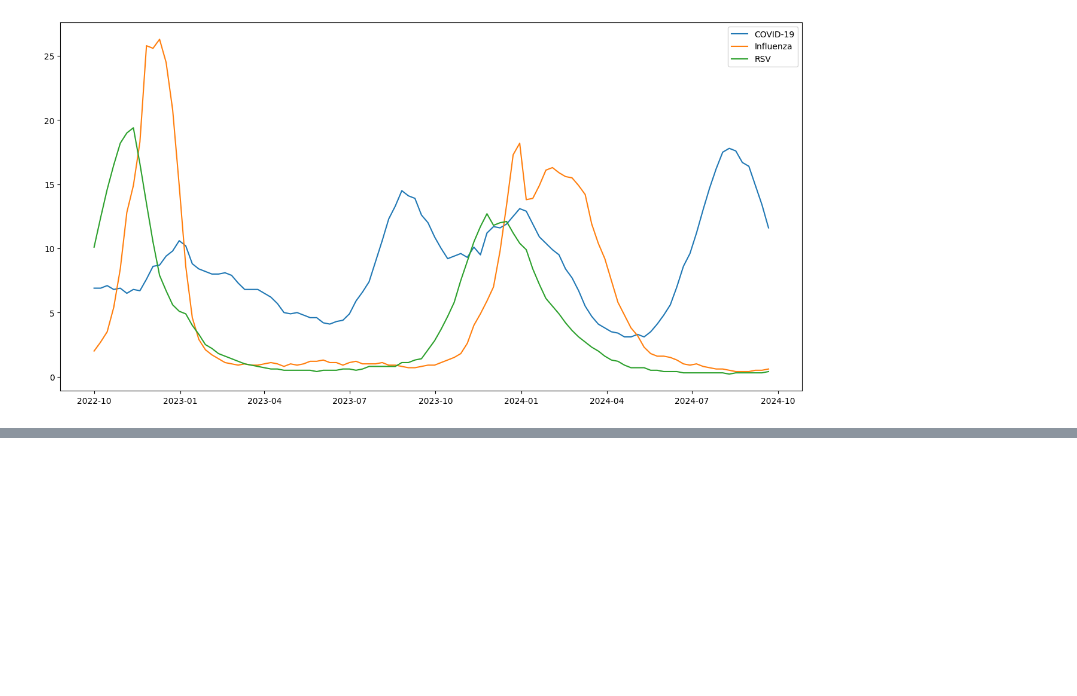
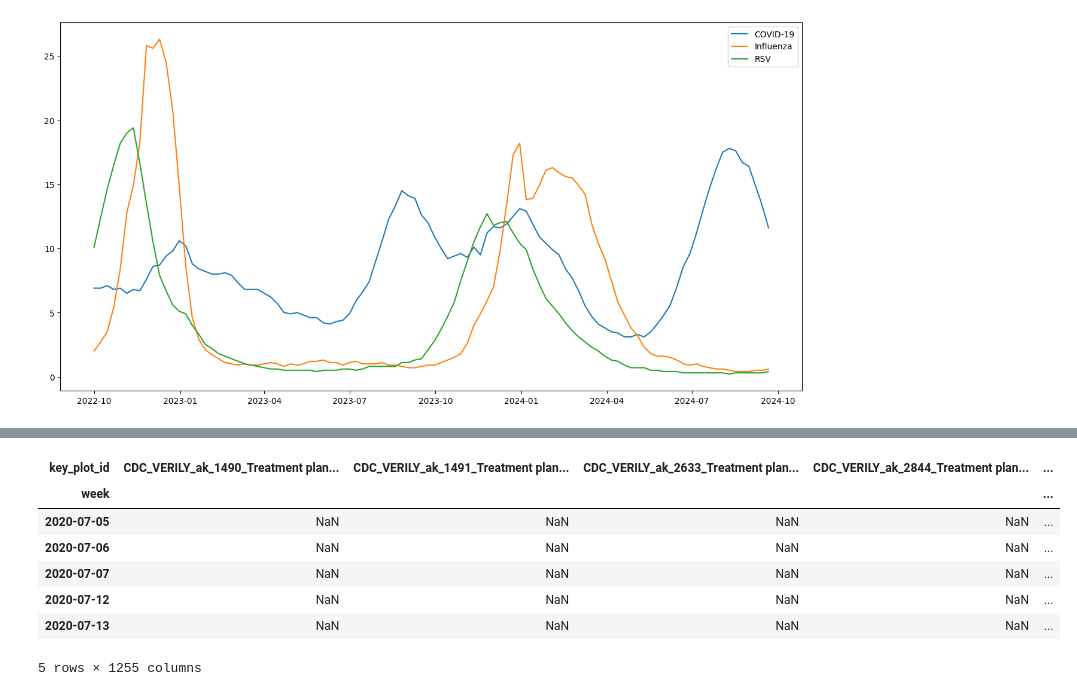
Before and after one commit to MattLScruggs/project_tricorder, a Jupyter notebook: Aggregate CDC data.ipynb, the cells around one changed output, grey strips where cells are left out. Saved outputs shown, nothing was run; the diff lists cells and outputs as text; code cells hidden in the pictures; blank space fills up the shorter version.

```diff
--- a/Aggregate CDC data.ipynb
+++ b/Aggregate CDC data.ipynb
@@ -223,0 +315,2 @@ plt.legend(['COVID-19','Influenza', 'RSV'], loc='upper right')
+# %%
+week_results = client.get("g653-rqe2", limit = 300000)
@@ -223,0 +349,11 @@ plt.legend(['COVID-19','Influenza', 'RSV'], loc='upper right')
+# %%
+water_data.head()
+# %% [output]
+| key_plot_id | CDC_VERILY_ak_1490_Treatment plan... | CDC_VERILY_ak_1491_Treatment plan... | CDC_VERILY_ak_2633_Treatment plan... | CDC_VERILY_ak_2844_Treatment plan... | ... |
+| week |  |  |  |  | ... |
+| 2020-07-05 | NaN | NaN | NaN | NaN | ... |
+| 2020-07-06 | NaN | NaN | NaN | NaN | ... |
+| 2020-07-07 | NaN | NaN | NaN | NaN | ... |
+| 2020-07-12 | NaN | NaN | NaN | NaN | ... |
+| 2020-07-13 | NaN | NaN | NaN | NaN | ... |
+5 rows × 1255 columns
```
Also changed, not shown: parts of 24 cells of this notebook.
